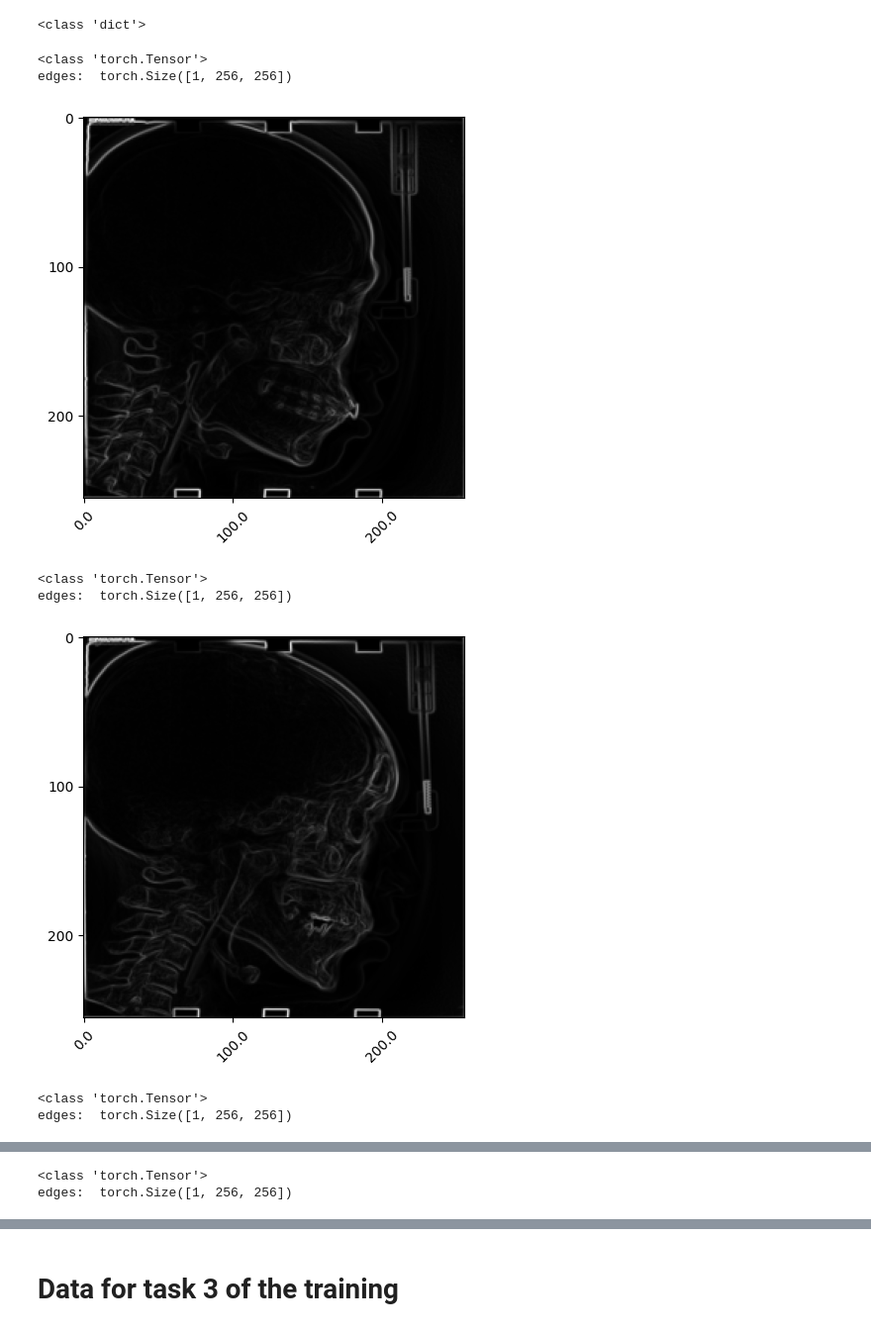
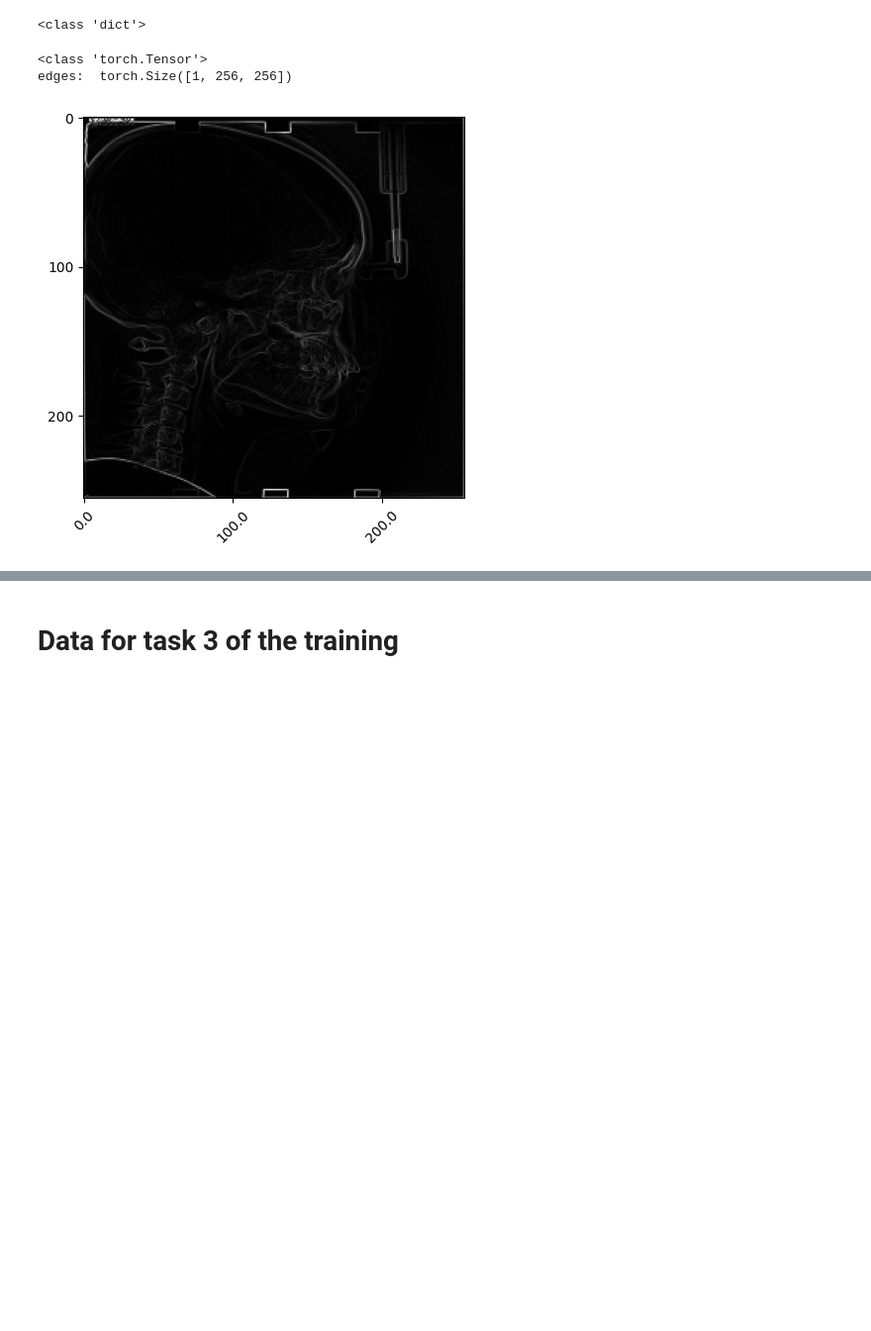
Before and after one commit to saeedmehrang/cvmt, a Jupyter notebook: notebooks/ml/data_debugging.ipynb, the cells around one changed output, grey strips where cells are left out. Shown at 99% size. Drawn from its saved outputs; the diff is of its cells as text; code cells hidden in the pictures; blank space fills up the shorter version.

```diff
--- a/notebooks/ml/data_debugging.ipynb
+++ b/notebooks/ml/data_debugging.ipynb
@@ -85,6 +88,7 @@ train_file_list = [
 # instantiate the transforms
 my_transforms = transforms.Compose([
     ResizeTransform(tuple(params['TARGET_IMAGE_SIZE'])),
+    CustomToTensor(),
 ])
 
 # instantiate the dataset and dataloader objects
@@ -114,32 +118,28 @@ batch = [{k:v[i] for k, v in batch.items()} for i in range(len(batch['image']))]
 # %%
 samples = []
 v_shapes = []
 for i, sample in enumerate(batch):
     print(type(sample['edges']))
     print("edges: ", sample['edges'].shape)
     if 'v_landmarks'in sample and sample['v_landmarks'] is not None:
         print("v_landmarks: ", sample['v_landmarks'].shape)
     if 'f_landmarks' in sample and sample['f_landmarks'] is not None:
         print("f_landmarks: ", sample['f_landmarks'].shape)
     print()
 
     # plot
     v_landmarks = sample['v_landmarks'] if 'v_landmarks' in sample else None
     f_landmarks = sample['f_landmarks'] if 'f_landmarks' in sample else None
     edges = sample['edges'][0,...]
 
     plot_image_landmarks(
         edges,
         v_landmarks,
         f_landmarks,
     )
     print()
+    break
 # %% [output]
 <class 'torch.Tensor'>
 edges:  torch.Size([1, 256, 256])
-[figure, old version]
+[figure, new version]
-<class 'torch.Tensor'>
-edges:  torch.Size([1, 256, 256])
-[figure, removed]
-<class 'torch.Tensor'>
-edges:  torch.Size([1, 256, 256])
@@ -147,2 +145,0 @@ edges:  torch.Size([1, 256, 256])
-<class 'torch.Tensor'>
-edges:  torch.Size([1, 256, 256])
```
Also changed, not shown: parts of 13 cells of this notebook, 2 other files.
